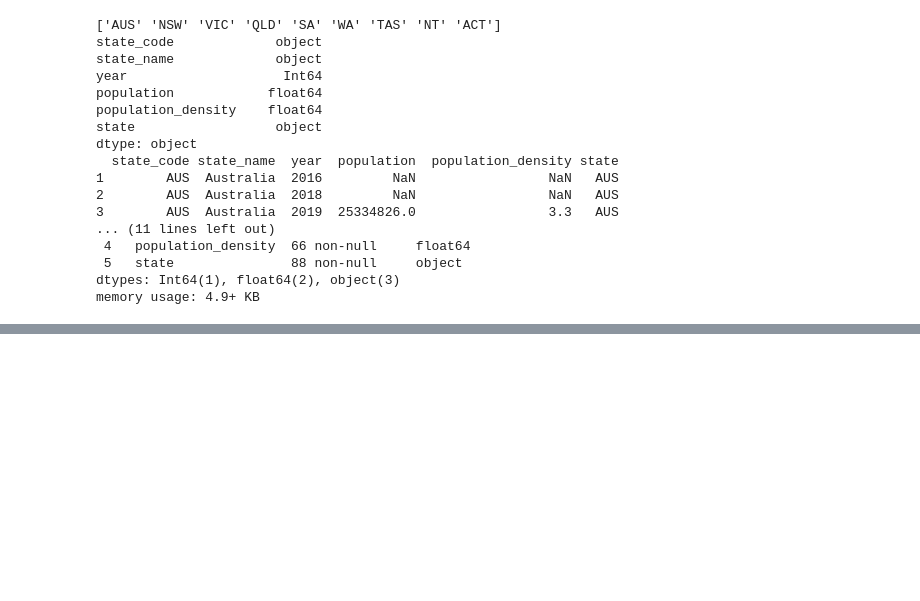
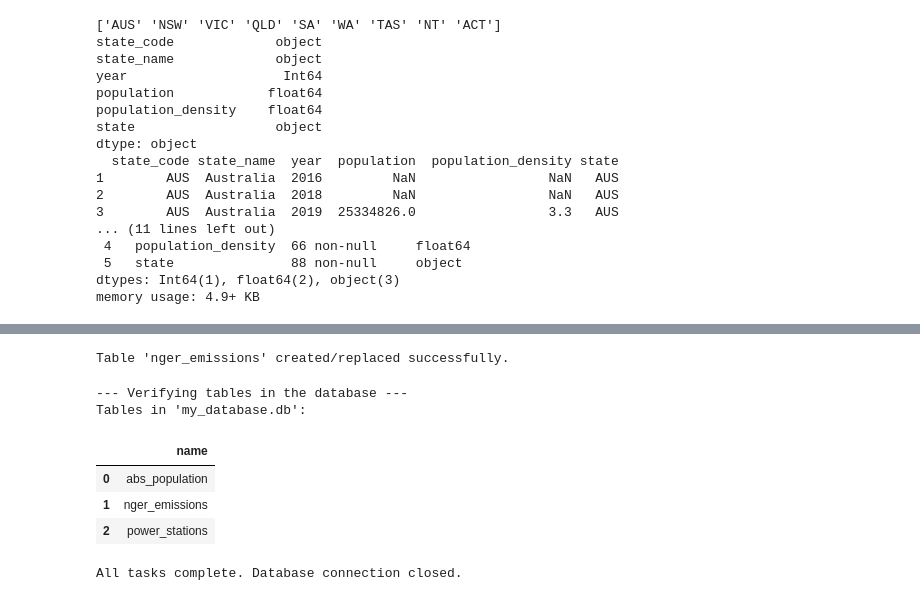
Before and after one commit to kerumixd/5339-Data-Engineering-Group-Porject, a Jupyter notebook: Assignment1.ipynb, the cells around one changed output, grey strips where cells are left out. Drawn from its saved outputs; the diff is of its cells as text; code cells hidden in the pictures; blank space fills up the shorter version.

```diff
--- a/Assignment1.ipynb
+++ b/Assignment1.ipynb
@@ -1286,0 +1364,8 @@ Clean data loaded into DuckDB table 'abs_population'.
+# %%
+# Load final DataFrames into DuckDB database
+import duckdb
+conn = duckdb.connect('my_database.db', read_only=False)
+NGER_final_df.to_sql('nger_emissions', conn, if_exists='replace', index=False)
+print("Table 'nger_emissions' created/replaced successfully.")
+# %% [output]
+Table 'nger_emissions' created/replaced successfully.
@@ -1286,0 +1387,20 @@ Clean data loaded into DuckDB table 'abs_population'.
+# %%
+
+# Verification: List tables in the database
+print("\n--- Verifying tables in the database ---")
+tables = conn.execute("SHOW TABLES;").df()
+print("Tables in 'my_database.db':")
+display(tables)
+# %% [output]
+--- Verifying tables in the database ---
+Tables in 'my_database.db':
+|  | name |
+| 0 | abs_population |
+| 1 | nger_emissions |
+| 2 | power_stations |
+# %%
+# Close the database connection
+conn.close()
+print("\nAll tasks complete. Database connection closed.")
+# %% [output]
+All tasks complete. Database connection closed.
```
Also changed, not shown: parts of 9 cells of this notebook, 1 other file.
